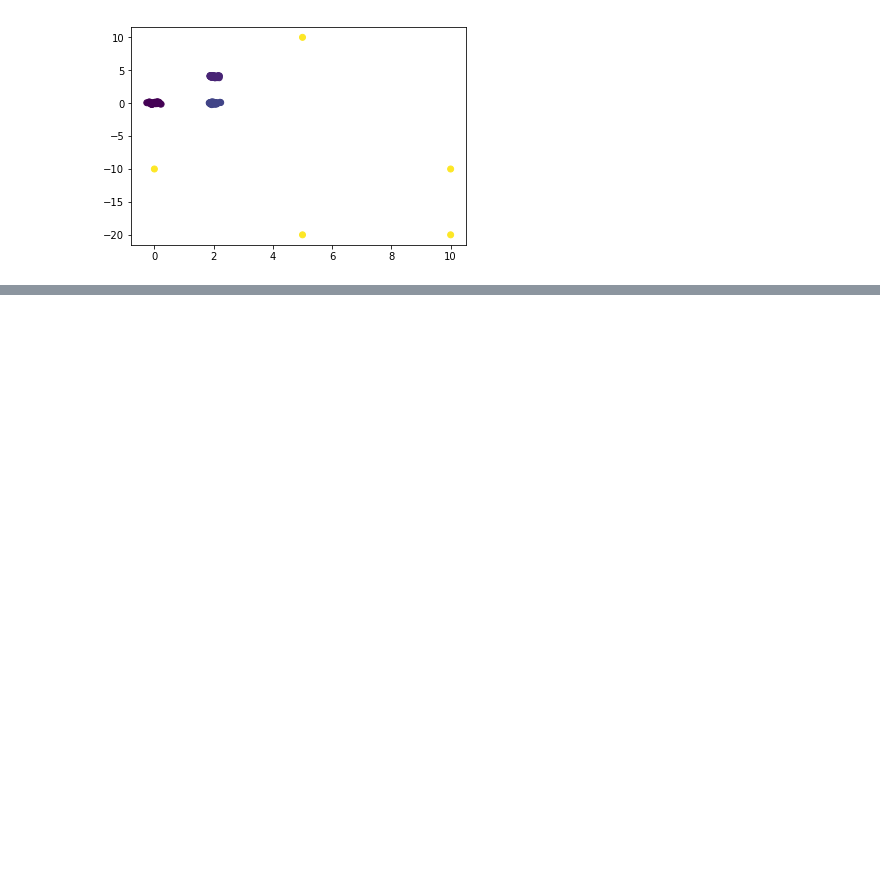
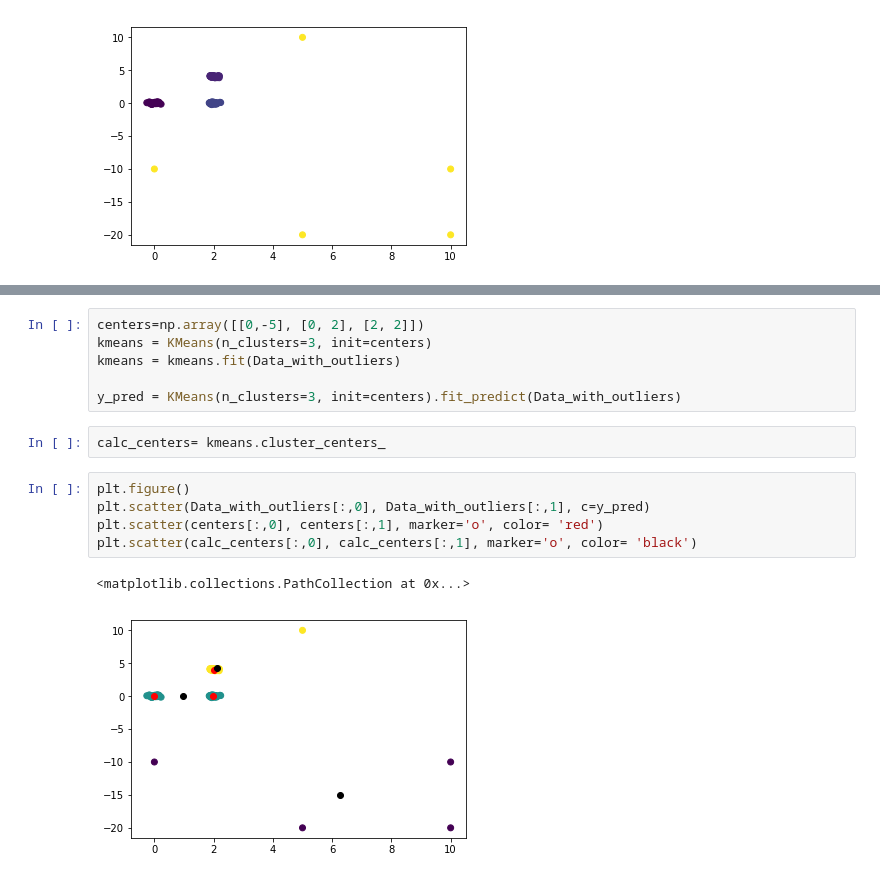
Before and after one commit to Sharvaree/KMeans_Experiments, a Jupyter notebook: Test_Lloyd_and_LO.ipynb, the cells around one changed output, grey strips where cells are left out. Saved outputs shown, nothing was run; the diff lists cells and outputs as text; blank space fills up the shorter version.

```diff
--- a/Test_Lloyd_and_LO.ipynb
+++ b/Test_Lloyd_and_LO.ipynb
@@ -115,0 +123,16 @@ for i in range(10):
+# %%
+centers=np.array([[0,-5], [0, 2], [2, 2]])
+kmeans = KMeans(n_clusters=3, init=centers)
+kmeans = kmeans.fit(Data_with_outliers)
+
+y_pred = KMeans(n_clusters=3, init=centers).fit_predict(Data_with_outliers)
+# %%
+calc_centers= kmeans.cluster_centers_
+# %%
+plt.figure()
+plt.scatter(Data_with_outliers[:,0], Data_with_outliers[:,1], c=y_pred)
+plt.scatter(centers[:,0], centers[:,1], marker='o', color= 'red')
+plt.scatter(calc_centers[:,0], calc_centers[:,1], marker='o', color= 'black')
+# %% [output]
+<matplotlib.collections.PathCollection at 0x...>
+[figure, added]
```
Also changed, not shown: parts of 3 cells of this notebook, 5 other files.
